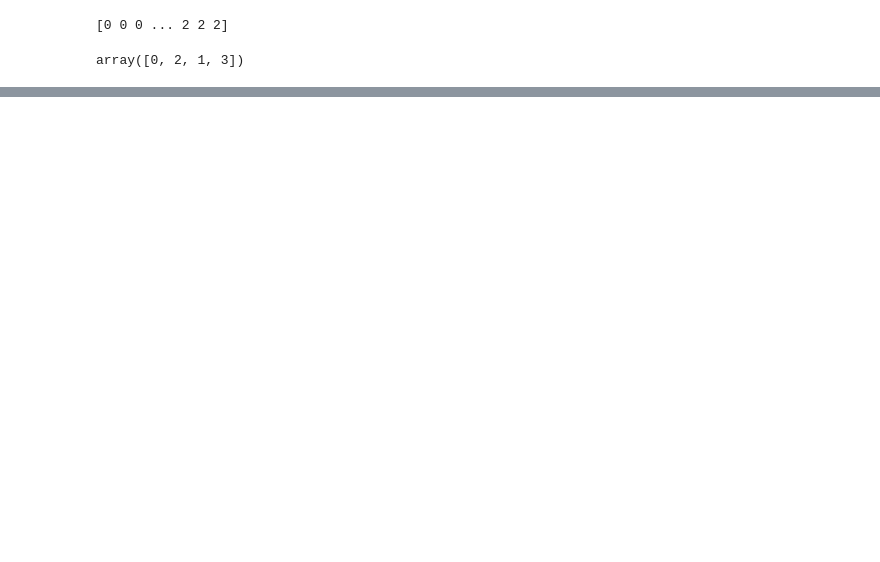
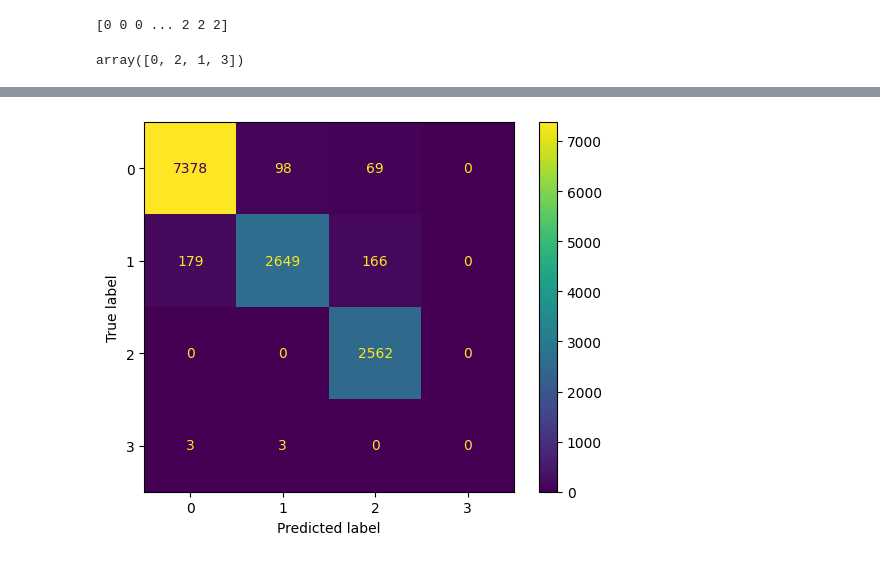
Before and after one commit to dk28yip/MSDS7333, a Jupyter notebook: Case Study 5_v2.ipynb, the cells around one changed output, grey strips where cells are left out. Cells and saved outputs as stored; diff of their text form; code cells hidden in the pictures; blank space fills up the shorter version.

```diff
--- a/Case Study 5_v2.ipynb
+++ b/Case Study 5_v2.ipynb
@@ -257,0 +409,9 @@ X_train, X_test, y_train, y_test = train_test_split(X, y, test_size=0.2, random_
+# %%
+# test data confusion matrix
+predictions = grid_result_SVM.predict(X_test)
+cm = confusion_matrix(y_test, predictions, labels=grid_result_SVM.classes_)
+disp = ConfusionMatrixDisplay(confusion_matrix=cm,display_labels=grid_result_SVM.classes_)
+disp.plot()
+plt.show()
+# %% [output]
+[figure, added]
```
Also changed, not shown: parts of 25 cells of this notebook.
